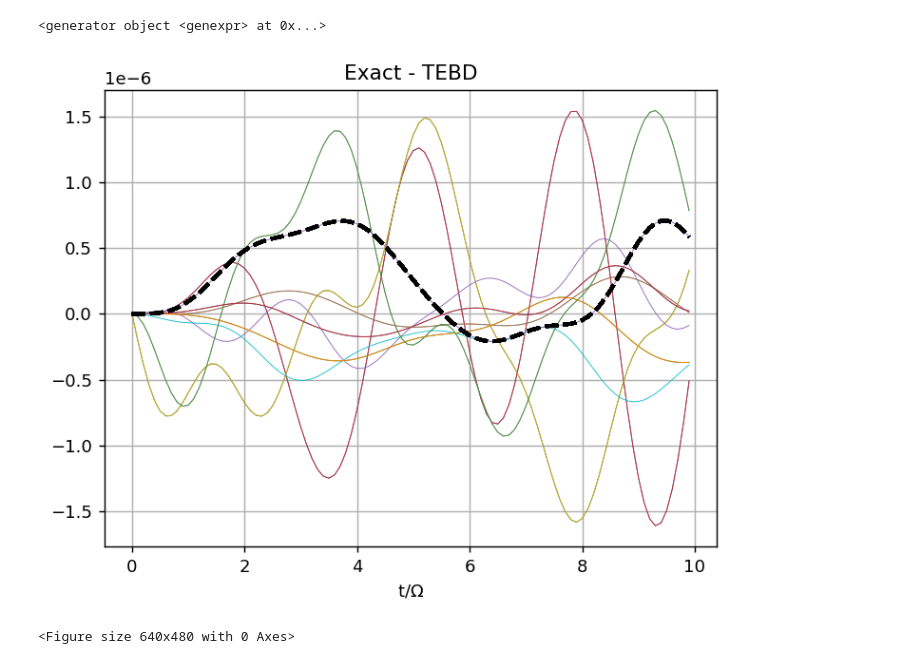
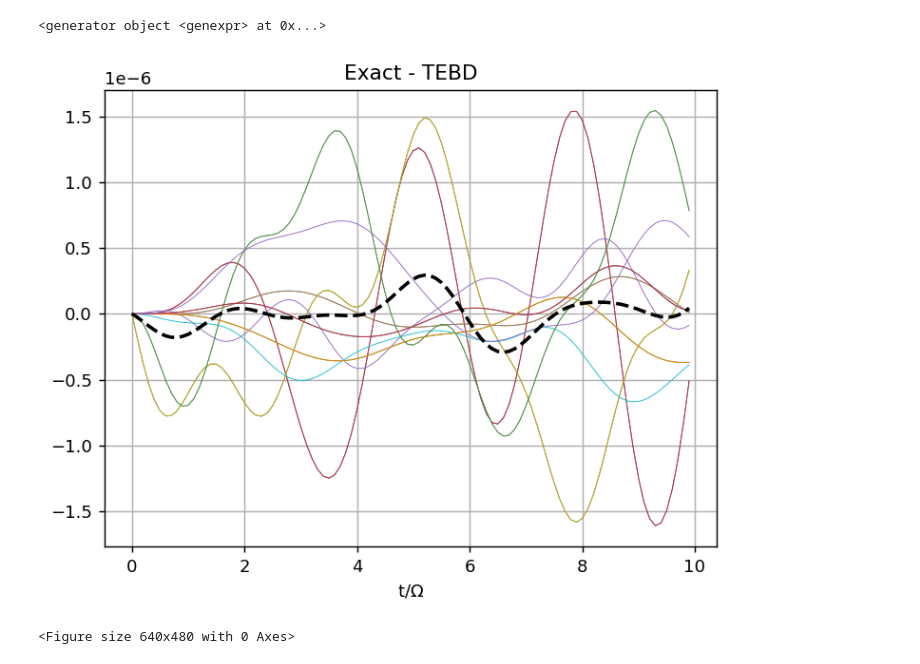
Before and after one commit to giovannicemin/master_thesis, a Jupyter notebook: consistency_check.ipynb, the cells around one changed output. Saved outputs shown, nothing was run; the diff lists cells and outputs as text; code cells hidden in the pictures.

Commit message:
New image cc

```diff
--- a/consistency_check.ipynb
+++ b/consistency_check.ipynb
@@ -209,31 +217,31 @@ Check for the normalization: (1.0000000000359894+1.7756262852188686e-16j)
 # %%
 ### PLOT
 # here I plot the difference in the expectation values
 
 keys = observables_tebd.keys()
 
 diff = {}
 
 plt.figure(dpi=130)#figsize=(9, 6))
 
 for key in keys:
     diff[key] = [results_ex[key][i] - results_tebd[key][i] for i in range(len(t))]
     plt.plot(t, diff[key], linewidth=0.5)# label=key)
 
 avrg = []
 for i in range(len(t)):
     avrg.append(sum((diff[key][i] for key in keys))/15)
-    plt.plot(t, diff[key], linewidth=2, linestyle='dashed', color='black')
+plt.plot(t, avrg, linewidth=2, linestyle='dashed', color='black')
 
 plt.grid()
 plt.xlabel(r't/$\Omega$')
 plt.title('Exact - TEBD')
 #plt.legend()
 plt.show()
 
-plt.savefig('./pictures/consistency_check_errors.pdf')
+plt.savefig('./pictures/consistency_check_errors.pdf', dpi=150)
 # %% [output]
-[figure, old version]
+[figure, new version]
 <Figure size 640x480 with 0 Axes>
 # %%
 keys = observables_tebd.keys()
```
Also changed, not shown: parts of 3 cells of this notebook, 1 other file.
